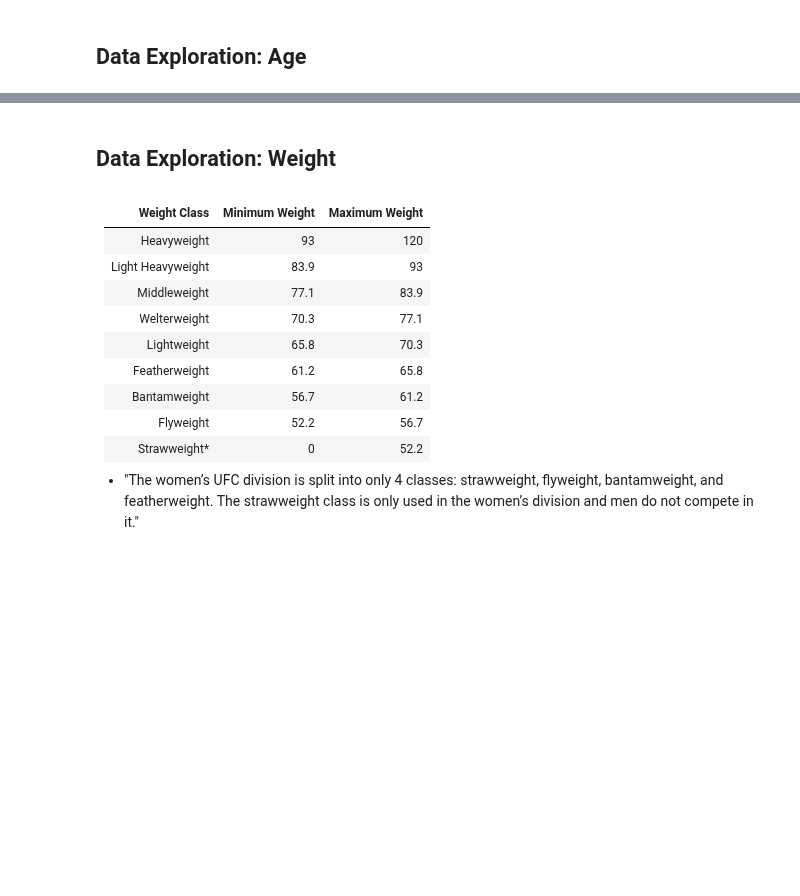
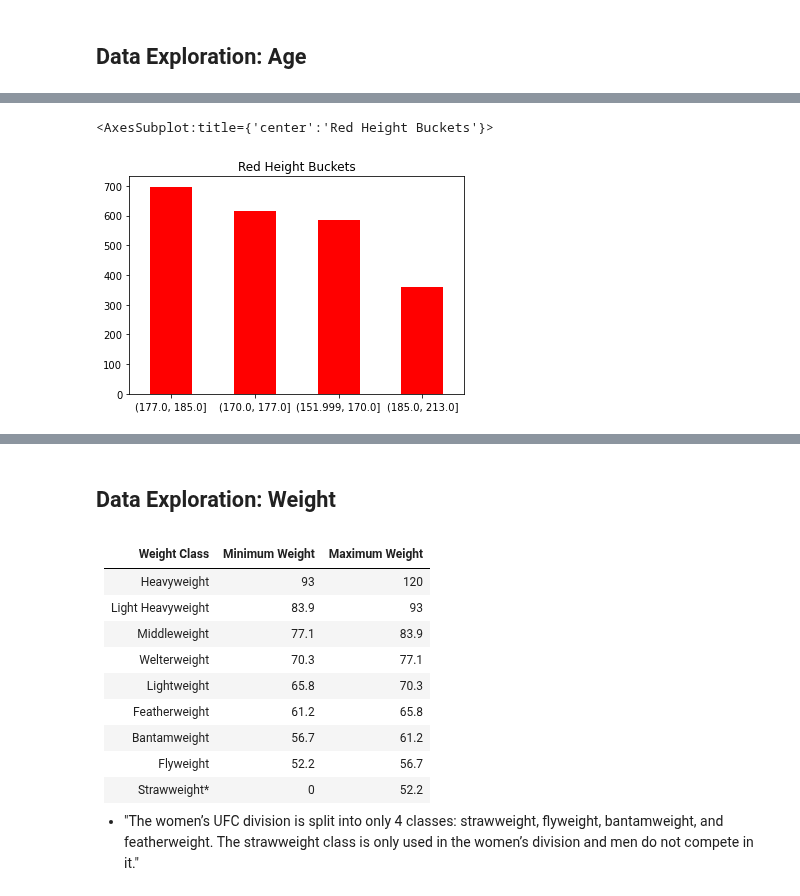
Before and after one commit to seven-foot-two/turtle-time, a Jupyter notebook: UFC_Final_Project.ipynb, the cells around one changed output, grey strips where cells are left out. Saved outputs shown, nothing was run; the diff lists cells and outputs as text; code cells hidden in the pictures; blank space fills up the shorter version.

```diff
--- a/UFC_Final_Project.ipynb
+++ b/UFC_Final_Project.ipynb
@@ -103,0 +189,13 @@ ufc_df["B_Age_Bucket"].value_counts().plot(
+# %%
+# Create four equal-sized buckets for the Height columns based on sample quantiles
+
+ufc_df["B_Height_Bucket"] = pd.qcut(
+    x=ufc_df["B_Height"], q=4, labels=None, retbins=False, precision=3
+)
+
+
+ufc_df["R_Height_Bucket"] = pd.qcut(
+    x=ufc_df["R_Height"], q=4, labels=None, retbins=False, precision=3
+)
+
+ufc_df.head()
@@ -103,0 +210,8 @@ ufc_df["B_Age_Bucket"].value_counts().plot(
+# %%
+# Create a bar graph to visualize R_Height_Bucket
+ufc_df["R_Height_Bucket"].value_counts().plot(
+    kind="bar", color="red", rot=0, title="Red Height Buckets"
+)
+# %% [output]
+<AxesSubplot:title={'center':'Red Height Buckets'}>
+[figure, added]
```
Also changed, not shown: parts of 24 cells of this notebook, 1 other file.
